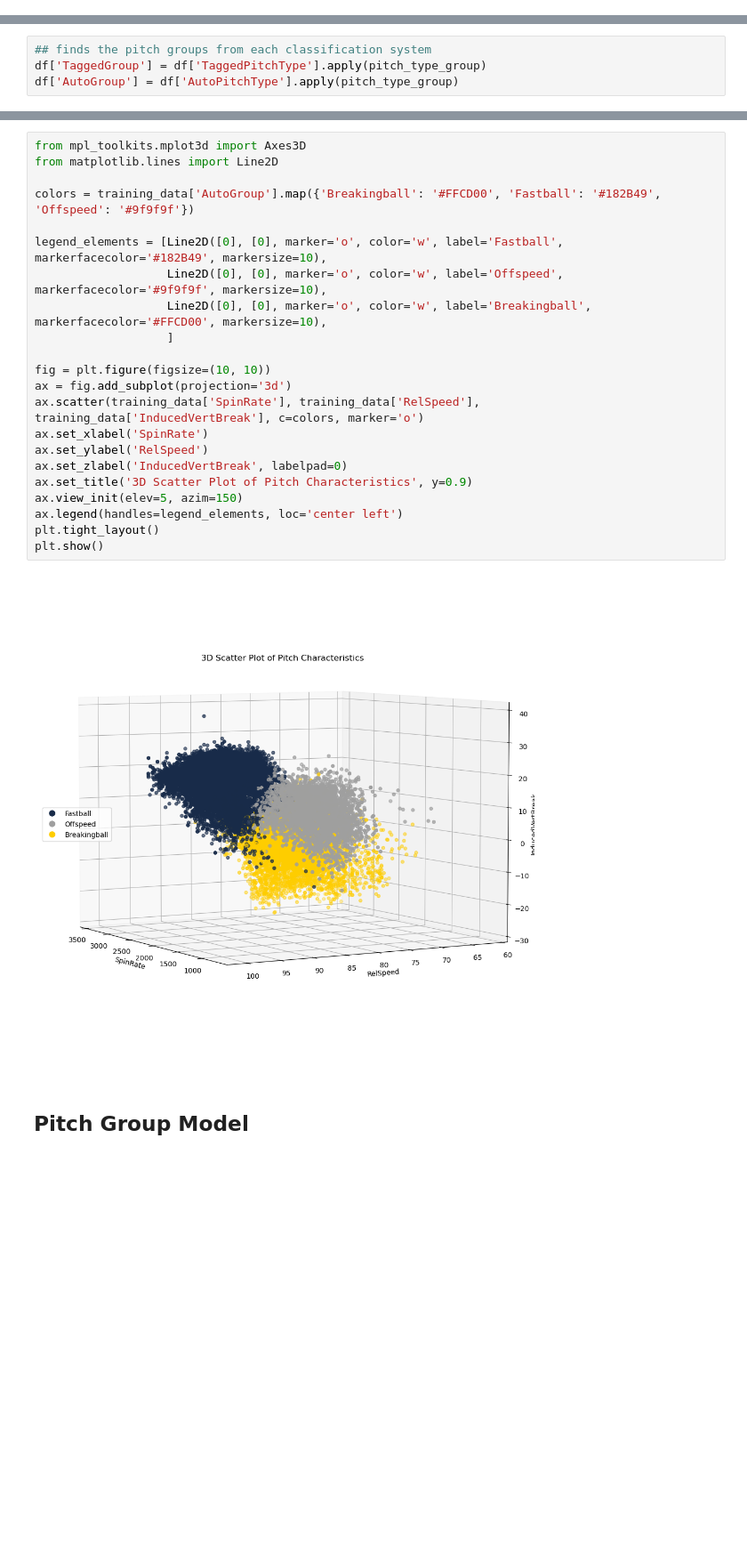
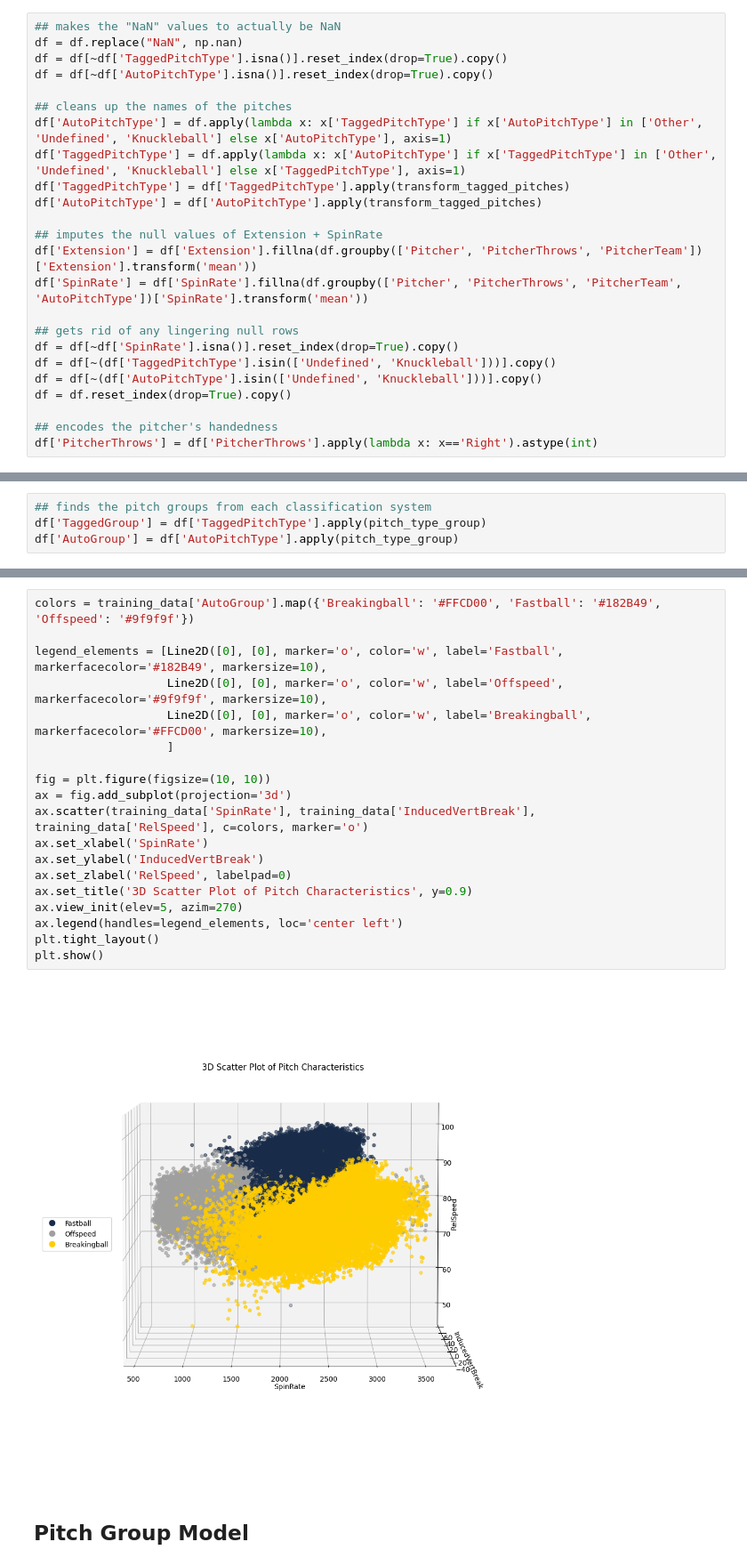
Before and after one commit to jackkalsched/UCSD_Baseball_25, a Jupyter notebook: Pitching/pitch classification/classification.ipynb, the cells around one changed output, grey strips where cells are left out. Shown at 89% size. Saved outputs shown, nothing was run; the diff lists cells and outputs as text; blank space fills up the shorter version.

```diff
--- a/Pitching/pitch classification/classification.ipynb
+++ b/Pitching/pitch classification/classification.ipynb
@@ -86,3 +71,27 @@ df
+# %%
+## makes the "NaN" values to actually be NaN
+df = df.replace("NaN", np.nan)
+df = df[~df['TaggedPitchType'].isna()].reset_index(drop=True).copy()
+df = df[~df['AutoPitchType'].isna()].reset_index(drop=True).copy()
+
+## cleans up the names of the pitches
+df['AutoPitchType'] = df.apply(lambda x: x['TaggedPitchType'] if x['AutoPitchType'] in ['Other', 'Undefined', 'Knuckleball'] else x['AutoPitchType'], axis=1)
+df['TaggedPitchType'] = df.apply(lambda x: x['AutoPitchType'] if x['TaggedPitchType'] in ['Other', 'Undefined', 'Knuckleball'] else x['TaggedPitchType'], axis=1)
+df['TaggedPitchType'] = df['TaggedPitchType'].apply(transform_tagged_pitches)
+df['AutoPitchType'] = df['AutoPitchType'].apply(transform_tagged_pitches)
+
+## imputes the null values of Extension + SpinRate
+df['Extension'] = df['Extension'].fillna(df.groupby(['Pitcher', 'PitcherThrows', 'PitcherTeam'])['Extension'].transform('mean'))
+df['SpinRate'] = df['SpinRate'].fillna(df.groupby(['Pitcher', 'PitcherThrows', 'PitcherTeam', 'AutoPitchType'])['SpinRate'].transform('mean'))
+
+## gets rid of any lingering null rows
+df = df[~df['SpinRate'].isna()].reset_index(drop=True).copy()
+df = df[~(df['TaggedPitchType'].isin(['Undefined', 'Knuckleball']))].copy()
+df = df[~(df['AutoPitchType'].isin(['Undefined', 'Knuckleball']))].copy()
+df = df.reset_index(drop=True).copy()
+
+## encodes the pitcher's handedness
+df['PitcherThrows'] = df['PitcherThrows'].apply(lambda x: x=='Right').astype(int)
 # %%
 display(df['TaggedPitchType'].unique())
 display(df['AutoPitchType'].unique())
@@ -268,27 +285,24 @@ training_data[training_data['TaggedPitchType']=='Slider'][['RelSpeed', 'SpinRate
 # %%
-from mpl_toolkits.mplot3d import Axes3D
-from matplotlib.lines import Line2D
-
 colors = training_data['AutoGroup'].map({'Breakingball': '#FFCD00', 'Fastball': '#182B49', 'Offspeed': '#9f9f9f'})
 
 legend_elements = [Line2D([0], [0], marker='o', color='w', label='Fastball', markerfacecolor='#182B49', markersize=10),
                    Line2D([0], [0], marker='o', color='w', label='Offspeed', markerfacecolor='#9f9f9f', markersize=10),
                    Line2D([0], [0], marker='o', color='w', label='Breakingball', markerfacecolor='#FFCD00', markersize=10),
                    ]
 
 fig = plt.figure(figsize=(10, 10))
 ax = fig.add_subplot(projection='3d')
-ax.scatter(training_data['SpinRate'], training_data['RelSpeed'], training_data['InducedVertBreak'], c=colors, marker='o')
+ax.scatter(training_data['SpinRate'], training_data['InducedVertBreak'], training_data['RelSpeed'], c=colors, marker='o')
 ax.set_xlabel('SpinRate')
-ax.set_ylabel('RelSpeed')
-ax.set_zlabel('InducedVertBreak', labelpad=0)
+ax.set_ylabel('InducedVertBreak')
+ax.set_zlabel('RelSpeed', labelpad=0)
 ax.set_title('3D Scatter Plot of Pitch Characteristics', y=0.9)
-ax.view_init(elev=5, azim=150)
+ax.view_init(elev=5, azim=270)
 ax.legend(handles=legend_elements, loc='center left')
 plt.tight_layout()
 plt.show()
 # %% [output]
-[figure, old version]
+[figure, new version]
 # %% [markdown]
 ## Pitch Group Model
 # %% [markdown]
```
Also changed, not shown: parts of 30 cells of this notebook, 5 other files.
